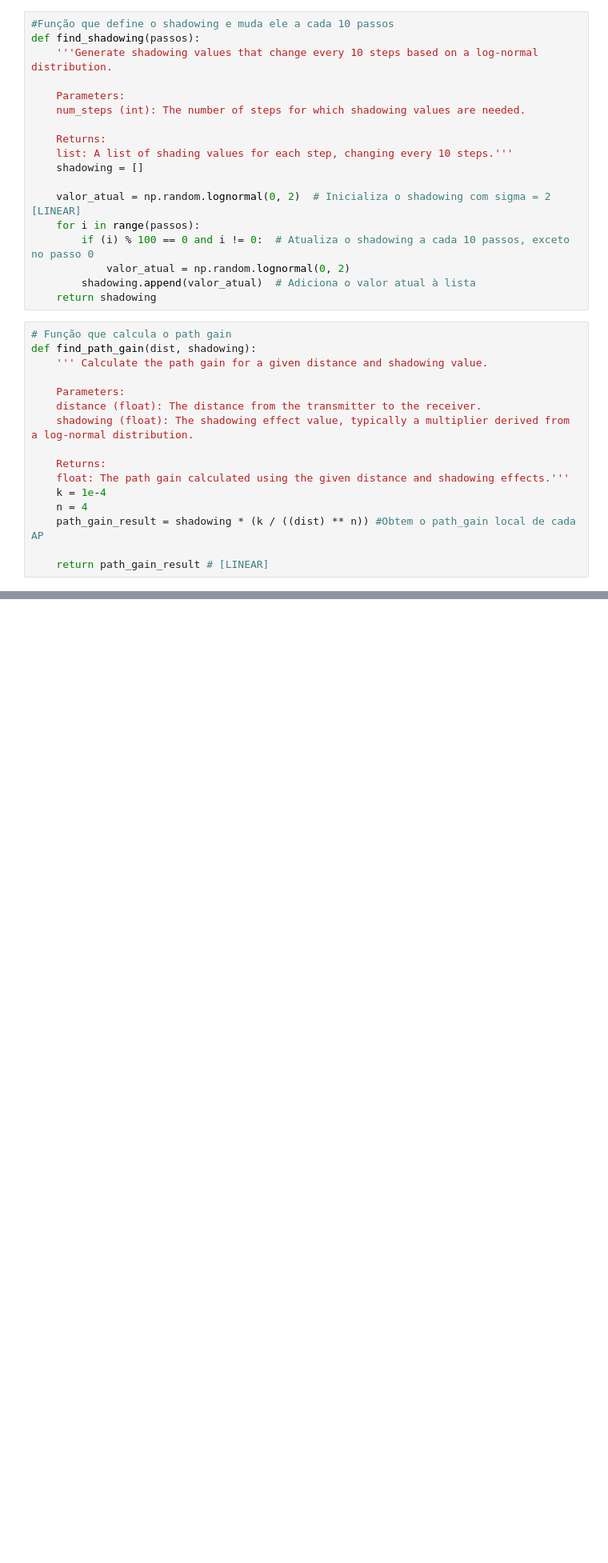
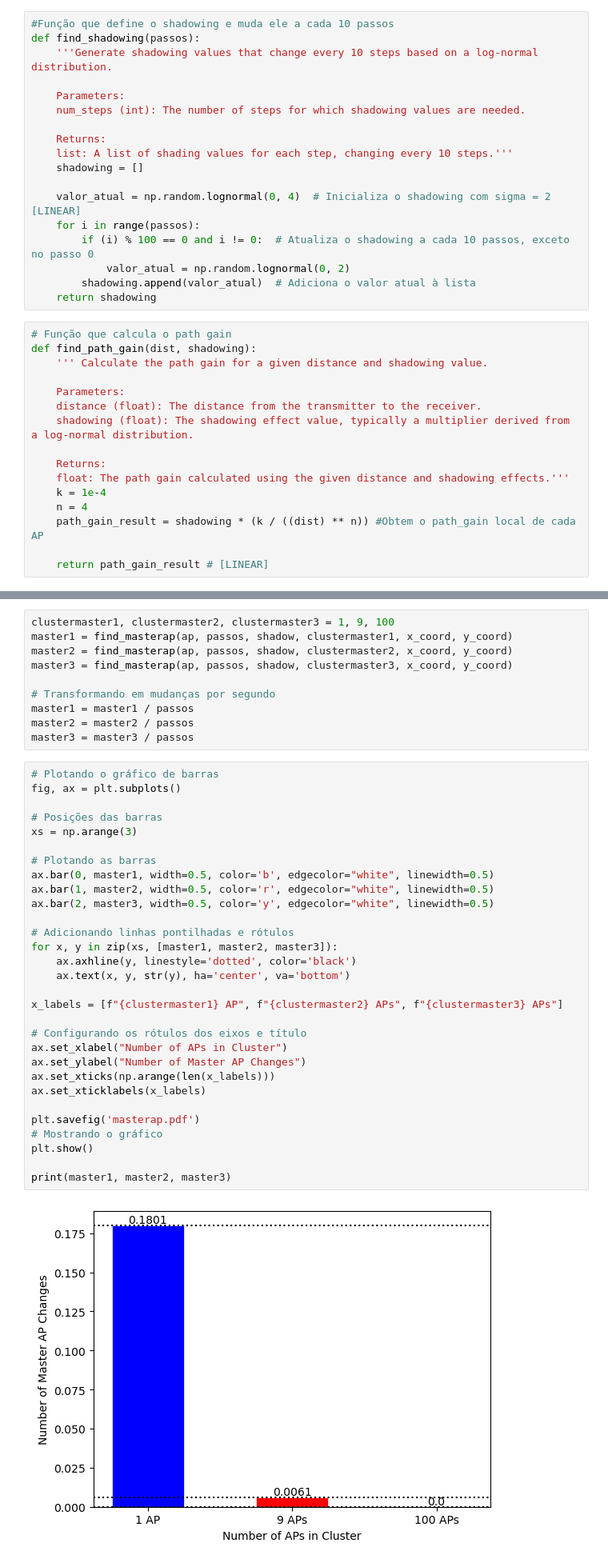
Before and after one commit to vitorfraga12/Comunicacao_Movel6G, a Jupyter notebook: Caso_2_notebook.ipynb, the cells around one changed output, grey strips where cells are left out. Shown: that part at 80% size. Saved outputs shown, nothing was run; the diff lists cells and outputs as text; blank space fills up the shorter version.

Commit message:
Adição do RandomWalk

```diff
--- a/Caso_2_notebook.ipynb
+++ b/Caso_2_notebook.ipynb
@@ -61,7 +97,7 @@ def find_shadowing(passos):
     list: A list of shading values for each step, changing every 10 steps.'''
     shadowing = []
 
-    valor_atual = np.random.lognormal(0, 2)  # Inicializa o shadowing com sigma = 2 [LINEAR]
+    valor_atual = np.random.lognormal(0, 4)  # Inicializa o shadowing com sigma = 2 [LINEAR]
     for i in range(passos):
         if (i) % 100 == 0 and i != 0:  # Atualiza o shadowing a cada 10 passos, exceto no passo 0
             valor_atual = np.random.lognormal(0, 2)
@@ -288,0 +373,42 @@ plt.show()
+# %%
+clustermaster1, clustermaster2, clustermaster3 = 1, 9, 100
+master1 = find_masterap(ap, passos, shadow, clustermaster1, x_coord, y_coord)
+master2 = find_masterap(ap, passos, shadow, clustermaster2, x_coord, y_coord)
+master3 = find_masterap(ap, passos, shadow, clustermaster3, x_coord, y_coord)
+
+# Transformando em mudanças por segundo
+master1 = master1 / passos
+master2 = master2 / passos
+master3 = master3 / passos
+# %%
+# Plotando o gráfico de barras
+fig, ax = plt.subplots()
+
+# Posições das barras
+xs = np.arange(3)
+
+# Plotando as barras
+ax.bar(0, master1, width=0.5, color='b', edgecolor="white", linewidth=0.5)
+ax.bar(1, master2, width=0.5, color='r', edgecolor="white", linewidth=0.5)
+ax.bar(2, master3, width=0.5, color='y', edgecolor="white", linewidth=0.5)
+
+# Adicionando linhas pontilhadas e rótulos
+for x, y in zip(xs, [master1, master2, master3]):
+    ax.axhline(y, linestyle='dotted', color='black')
+    ax.text(x, y, str(y), ha='center', va='bottom')
+
+x_labels = [f"{clustermaster1} AP", f"{clustermaster2} APs", f"{clustermaster3} APs"]
+
+# Configurando os rótulos dos eixos e título
+ax.set_xlabel("Number of APs in Cluster")
+ax.set_ylabel("Number of Master AP Changes")
+ax.set_xticks(np.arange(len(x_labels)))
+ax.set_xticklabels(x_labels)
+
+plt.savefig('masterap.pdf')
+# Mostrando o gráfico
+plt.show()
+
+print(master1, master2, master3)
+# %% [output]
+[figure, added]
```
Also changed, not shown: parts of 17 cells of this notebook, 3 other files.
